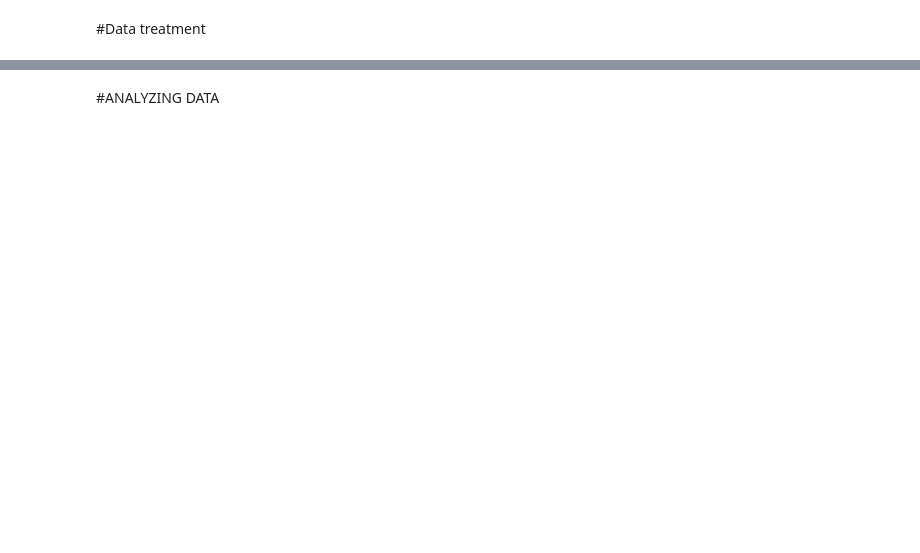
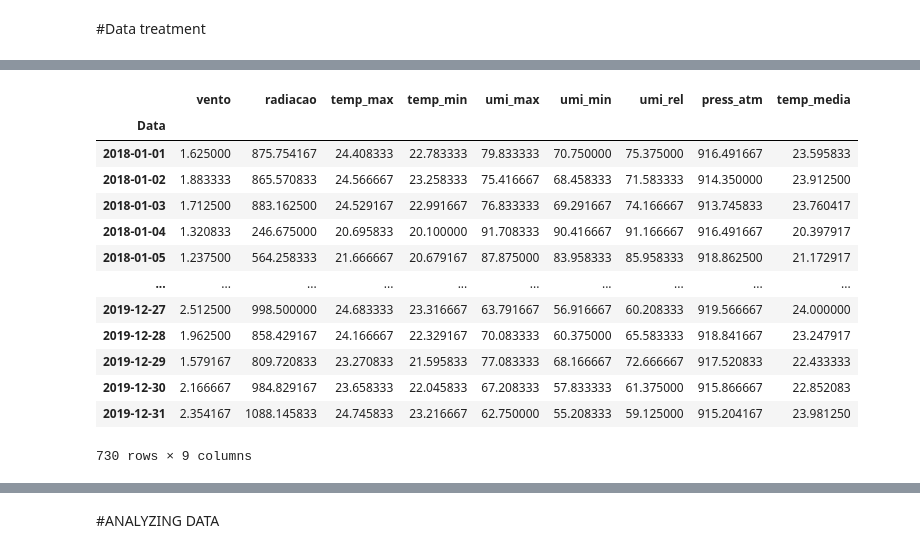
Before and after one commit to RayBasilio123/R5, a Jupyter notebook: INMET_DatasetR5.ipynb, the cells around one changed output, grey strips where cells are left out. Drawn from its saved outputs; the diff is of its cells as text; code cells hidden in the pictures; blank space fills up the shorter version.

```diff
--- a/INMET_DatasetR5.ipynb
+++ b/INMET_DatasetR5.ipynb
@@ -97,0 +209,13 @@ series_radiacao.to_csv('/content/sample_data/series_radiacao')
+# %%
+dataAjustada.reset_index(level=0,inplace=True)
+temp_max_dia=[]
+temp_min_dia=[]
+umidade_min_dia =[]
+umidade_max_dia =[]
+grouped = dataAjustada.groupby(pd.Grouper(key = 'Data', freq = 'D'))
+umidade_min_dia=grouped['umi_min'].min()
+umidade_max_dia=grouped['umi_max'].max()
+temp_min_dia=grouped['temp_min'].min()
+temp_max_dia=grouped['temp_max'].max()
+# %%
+dataAjustada.set_index('Data', inplace=True)
@@ -97,0 +239,10 @@ series_radiacao.to_csv('/content/sample_data/series_radiacao')
+# %%
+#faz uma media dos dados diarios e os transforma em dias
+
+dataFrameDay = pd.DataFrame()
+
+dataFrameDay = dataAjustada.resample('D').mean()
+
+
+
+dataFrameDay
@@ -97,0 +264,23 @@ series_radiacao.to_csv('/content/sample_data/series_radiacao')
+# %%
+temp_media = []
+count = 0
+for i in range (len(dataFrameDay)):
+  temp_media.append((dataFrameDay['temp_max'][i] + dataFrameDay['temp_min'][i])/2)
+
+dataFrameDay['temp_media'] = temp_media
+dataFrameDay.head(730)
+# %% [output]
+|  | vento | radiacao | temp_max | temp_min | umi_max | umi_min | umi_rel | press_atm | temp_media |
+| Data |  |  |  |  |  |  |  |  |  |
+| 2018-01-01 | 1.625000 | 875.754167 | 24.408333 | 22.783333 | 79.833333 | 70.750000 | 75.375000 | 916.491667 | 23.595833 |
+| 2018-01-02 | 1.883333 | 865.570833 | 24.566667 | 23.258333 | 75.416667 | 68.458333 | 71.583333 | 914.350000 | 23.912500 |
+| 2018-01-03 | 1.712500 | 883.162500 | 24.529167 | 22.991667 | 76.833333 | 69.291667 | 74.166667 | 913.745833 | 23.760417 |
+| 2018-01-04 | 1.320833 | 246.675000 | 20.695833 | 20.100000 | 91.708333 | 90.416667 | 91.166667 | 916.491667 | 20.397917 |
+| 2018-01-05 | 1.237500 | 564.258333 | 21.666667 | 20.679167 | 87.875000 | 83.958333 | 85.958333 | 918.862500 | 21.172917 |
+| ... | ... | ... | ... | ... | ... | ... | ... | ... | ... |
+| 2019-12-27 | 2.512500 | 998.500000 | 24.683333 | 23.316667 | 63.791667 | 56.916667 | 60.208333 | 919.566667 | 24.000000 |
+| 2019-12-28 | 1.962500 | 858.429167 | 24.166667 | 22.329167 | 70.083333 | 60.375000 | 65.583333 | 918.841667 | 23.247917 |
+| 2019-12-29 | 1.579167 | 809.720833 | 23.270833 | 21.595833 | 77.083333 | 68.166667 | 72.666667 | 917.520833 | 22.433333 |
+| 2019-12-30 | 2.166667 | 984.829167 | 23.658333 | 22.045833 | 67.208333 | 57.833333 | 61.375000 | 915.866667 | 22.852083 |
+| 2019-12-31 | 2.354167 | 1088.145833 | 24.745833 | 23.216667 | 62.750000 | 55.208333 | 59.125000 | 915.204167 | 23.981250 |
+730 rows × 9 columns
```
Also changed, not shown: parts of 56 cells of this notebook.
